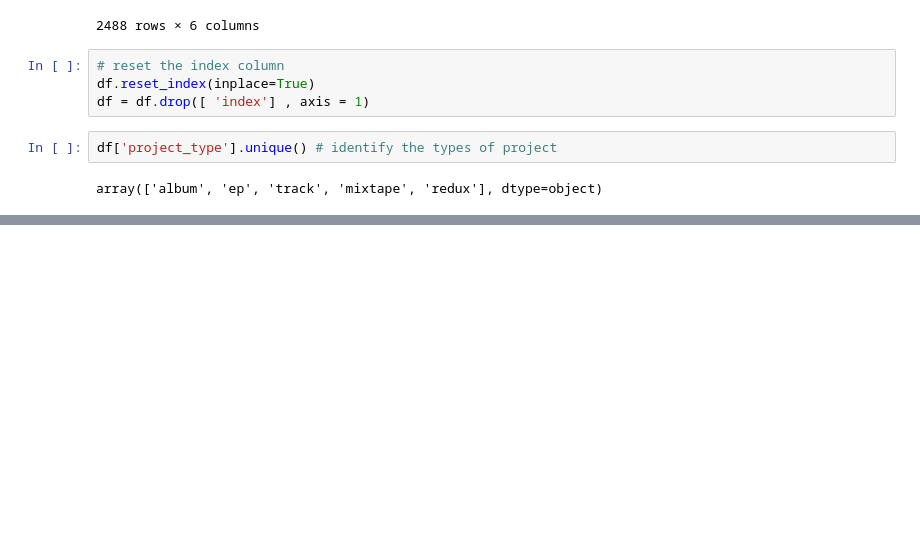
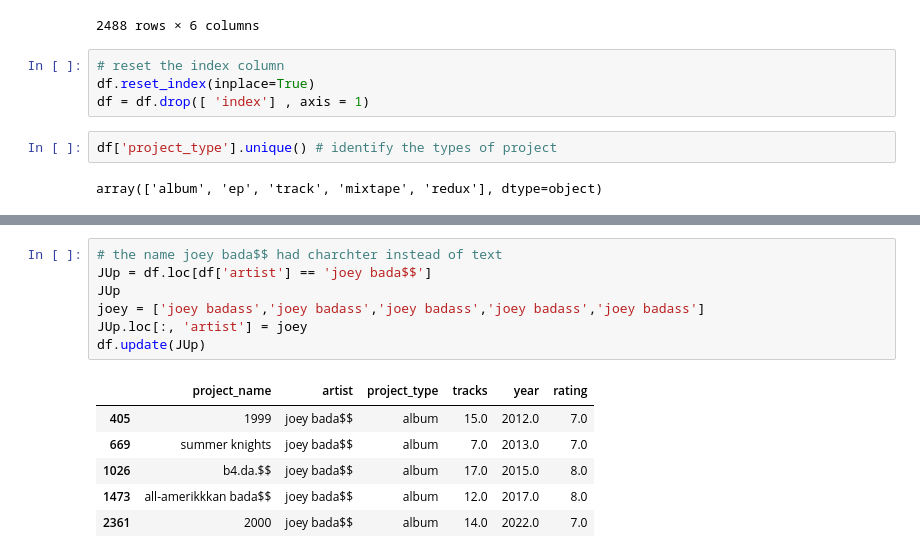
Before and after one commit to pouniq/fantano_rating_EDA, a Jupyter notebook: fantano_RATING.ipynb, the cells around one changed output, grey strips where cells are left out. Drawn from its saved outputs; the diff is of its cells as text; blank space fills up the shorter version.

```diff
--- a/fantano_RATING.ipynb
+++ b/fantano_RATING.ipynb
@@ -397,0 +433,14 @@ df = df.drop(outliers.index)
+# %%
+# the name joey bada$$ had charchter instead of text
+JUp = df.loc[df['artist'] == 'joey bada$$']
+JUp
+joey = ['joey badass','joey badass','joey badass','joey badass','joey badass']
+JUp.loc[:, 'artist'] = joey
+df.update(JUp)
+# %% [output]
+|  | project_name | artist | project_type | tracks | year | rating |
+| 405 | 1999 | joey bada$$ | album | 15.0 | 2012.0 | 7.0 |
+| 669 | summer knights | joey bada$$ | album | 7.0 | 2013.0 | 7.0 |
+| 1026 | b4.da.$$ | joey bada$$ | album | 17.0 | 2015.0 | 8.0 |
+| 1473 | all-amerikkkan bada$$ | joey bada$$ | album | 12.0 | 2017.0 | 8.0 |
+| 2361 | 2000 | joey bada$$ | album | 14.0 | 2022.0 | 7.0 |
```
Also changed, not shown: parts of 16 cells of this notebook.
